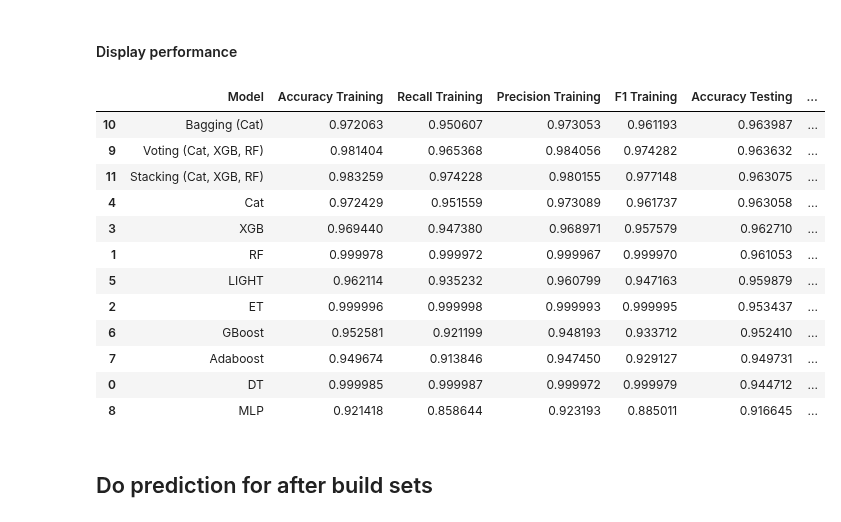
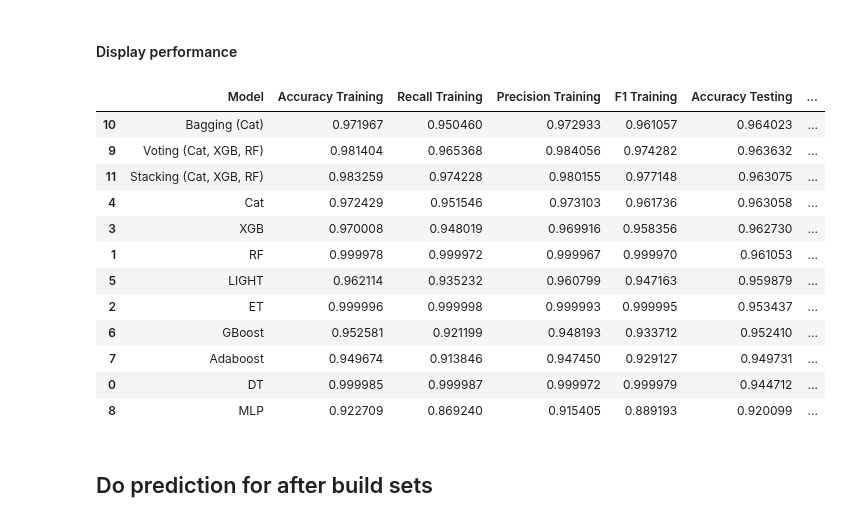
Before and after one commit to mcrayssac/CIC_IoT_Cyber_Attacks, a Jupyter notebook: Recon_system.ipynb, the cells around one changed output. Drawn from its saved outputs; the diff is of its cells as text; code cells hidden in the pictures.

Commit message:
Updated Recon and Auth performance

```diff
--- a/Recon_system.ipynb
+++ b/Recon_system.ipynb
@@ -323,21 +335,21 @@ performance = performance.drop(9).reset_index(drop=True)
 performance.head()
 # performance.to_csv(model_path_binary + performance_path, index=False)
 # %%
-read_csv_file(performance_path, model_path_binary).sort_values(by=['Total rows', 'Accuracy Testing', 'Recall Testing', 'Precision Testing', 'F1 Testing'], ascending=False).head(20)
+read_csv_file(performance_path, model_path_binary).sort_values(by=['Total rows', 'Accuracy Testing', 'Recall Testing', 'Precision Testing', 'F1 Testing'], ascending=False).head(30)
 # %% [output]
 |  | Model | Accuracy Training | Recall Training | Precision Training | F1 Training | Accuracy Testing | ... |
-| 10 | Bagging (Cat) | 0.972063 | 0.950607 | 0.973053 | 0.961193 | 0.963987 | ... |
+| 10 | Bagging (Cat) | 0.971967 | 0.950460 | 0.972933 | 0.961057 | 0.964023 | ... |
 | 9 | Voting (Cat, XGB, RF) | 0.981404 | 0.965368 | 0.984056 | 0.974282 | 0.963632 | ... |
 | 11 | Stacking (Cat, XGB, RF) | 0.983259 | 0.974228 | 0.980155 | 0.977148 | 0.963075 | ... |
-| 4 | Cat | 0.972429 | 0.951559 | 0.973089 | 0.961737 | 0.963058 | ... |
-| 3 | XGB | 0.969440 | 0.947380 | 0.968971 | 0.957579 | 0.962710 | ... |
+| 4 | Cat | 0.972429 | 0.951546 | 0.973103 | 0.961736 | 0.963058 | ... |
+| 3 | XGB | 0.970008 | 0.948019 | 0.969916 | 0.958356 | 0.962730 | ... |
 | 1 | RF | 0.999978 | 0.999972 | 0.999967 | 0.999970 | 0.961053 | ... |
 | 5 | LIGHT | 0.962114 | 0.935232 | 0.960799 | 0.947163 | 0.959879 | ... |
 | 2 | ET | 0.999996 | 0.999998 | 0.999993 | 0.999995 | 0.953437 | ... |
 | 6 | GBoost | 0.952581 | 0.921199 | 0.948193 | 0.933712 | 0.952410 | ... |
 | 7 | Adaboost | 0.949674 | 0.913846 | 0.947450 | 0.929127 | 0.949731 | ... |
 | 0 | DT | 0.999985 | 0.999987 | 0.999972 | 0.999979 | 0.944712 | ... |
-| 8 | MLP | 0.921418 | 0.858644 | 0.923193 | 0.885011 | 0.916645 | ... |
+| 8 | MLP | 0.922709 | 0.869240 | 0.915405 | 0.889193 | 0.920099 | ... |
 # %% [markdown]
 ## Do prediction for after build sets
 # %%
```
Also changed, not shown: parts of 7 cells of this notebook, 8 other files.
